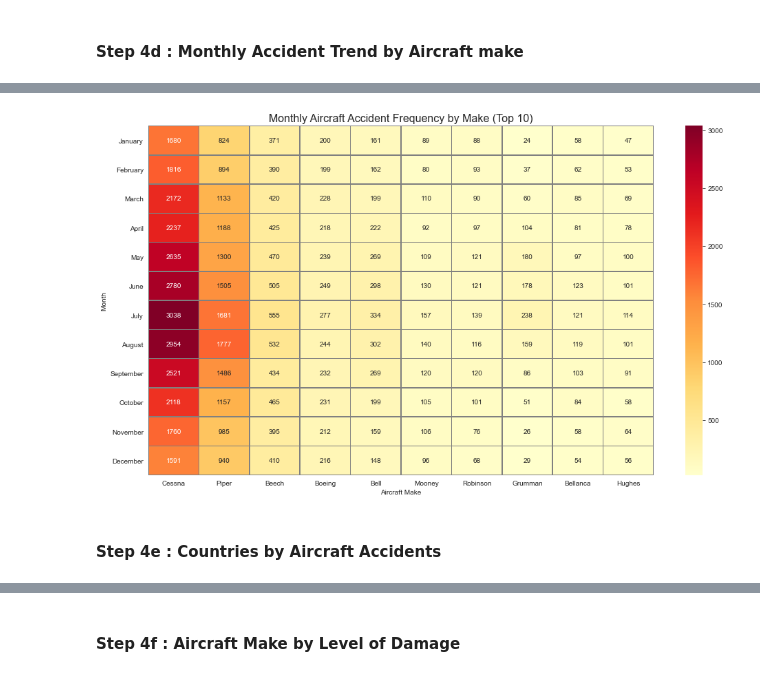
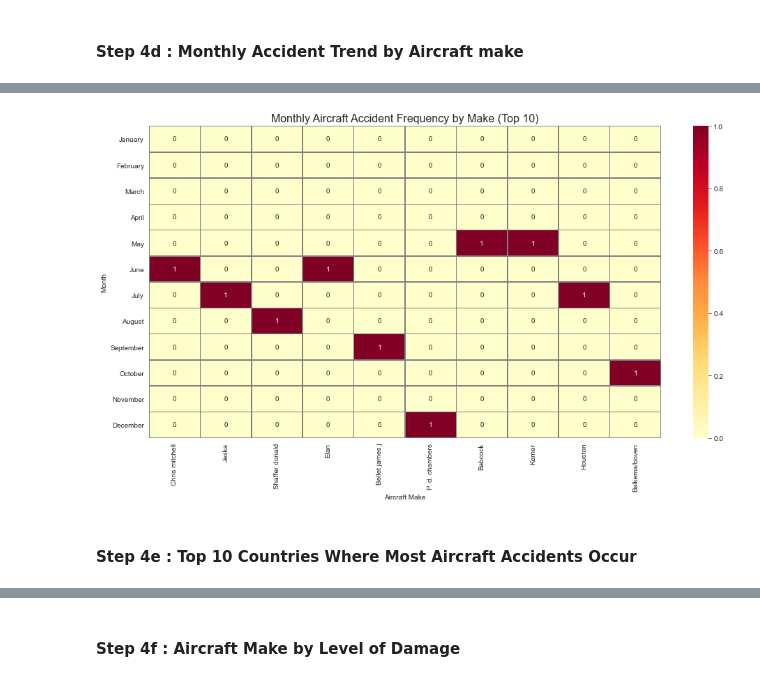
Before and after one commit to DebbieMOmondi/-Aviation-Risk-Analysis, a Jupyter notebook: Risk_Analysis.ipynb, the cells around one changed output, grey strips where cells are left out. Cells and saved outputs as stored; diff of their text form; code cells hidden in the pictures.

```diff
--- a/Risk_Analysis.ipynb
+++ b/Risk_Analysis.ipynb
@@ -469,38 +473,2 @@ plt.show()
 # %% [markdown]
 #### Step 4d : Monthly Accident Trend by Aircraft make
-# %%
-
-# Group by Month and Make
-accidents_by_month_make = cleaned_data.groupby(['Month', 'Make']).size().reset_index(name='Accident_Count')
-
-# Convert month names to categorical with correct order
-month_order = list(calendar.month_name)[1:]  # ['January', 'February', ..., 'December']
-accidents_by_month_make['Month'] = pd.Categorical(accidents_by_month_make['Month'], categories=month_order, ordered=True)
-
-# Pivot the data
-pivot_make_month = accidents_by_month_make.pivot(index='Month', columns='Make', values='Accident_Count').fillna(0)
-
-# Get top 6 aircraft makes by total accident count
-top_6_makes = cleaned_data['Make'].value_counts().head(6).index
-
-# Set a nice style
-sns.set_style("whitegrid")
-plt.figure(figsize=(16, 6))
-
-# Plot with custom color palette
-palette = sns.color_palette("Set2", len(top_6_makes))
-pivot_make_month[top_6_makes].plot(marker='o', linewidth=2, color=palette, ax=plt.gca())
-
-# Title and labels
-plt.title('Monthly Aircraft Accident Trends by Make (Top 6)', fontsize=18, weight='bold')
-plt.xlabel('Month', fontsize=14)
-plt.ylabel('Number of Accidents', fontsize=14)
-
-# Show all 12 bins clearly
-plt.xticks(ticks=range(12), labels=month_order, rotation=45)
-
-# Grid and legend
-plt.grid(True, linestyle='--', alpha=0.5)
-plt.legend(title='Aircraft Make', title_fontsize=12, fontsize=10)
-plt.tight_layout()
-plt.show()
@@ -509,30 +475,30 @@ plt.show()
 # %%
 # Ensure 'Month' is in correct order
 month_order = list(calendar.month_name)[1:]  # ['January', ..., 'December']
 cleaned_data['Month'] = pd.Categorical(cleaned_data['Month'], categories=month_order, ordered=True)
 
 # Group by Month and Make
 accidents_by_month_make = cleaned_data.groupby(['Month', 'Make']).size().reset_index(name='Accident_Count')
 
 # Pivot for heatmap
 heatmap_data = accidents_by_month_make.pivot(index='Month', columns='Make', values='Accident_Count').fillna(0)
 
 # Optionally, filter to top 10 makes
-top_makes = cleaned_data['Make'].value_counts().head(10).index
+top_makes = cleaned_data['Make'].value_counts().tail(10).index
 heatmap_data = heatmap_data[top_makes]
 
 # Plot heatmap
 plt.figure(figsize=(14, 8))
 sns.heatmap(heatmap_data, cmap='YlOrRd', annot=True, fmt='.0f', linewidths=0.5, linecolor='gray')
 plt.title('Monthly Aircraft Accident Frequency by Make (Top 10)', fontsize=16)
 plt.xlabel('Aircraft Make')
 plt.ylabel('Month')
 plt.tight_layout()
 plt.show()
 # %% [output]
-[figure, old version]
+[figure, new version]
 # %% [markdown]
-#### Step 4e : Countries by Aircraft Accidents
+#### Step 4e : Top 10 Countries Where Most Aircraft Accidents Occur
 # %%
 # Count accidents per country
 accidents_by_country = cleaned_data['Country'].value_counts().reset_index()
```
Also changed, not shown: parts of 7 cells of this notebook, 1 other file.
